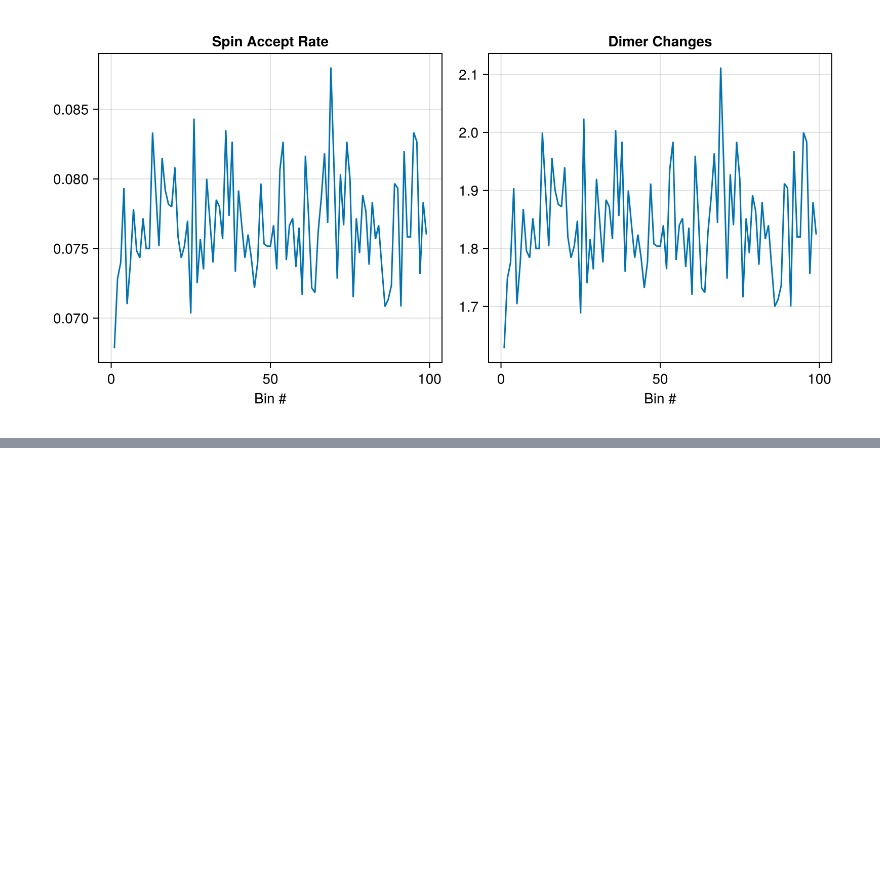
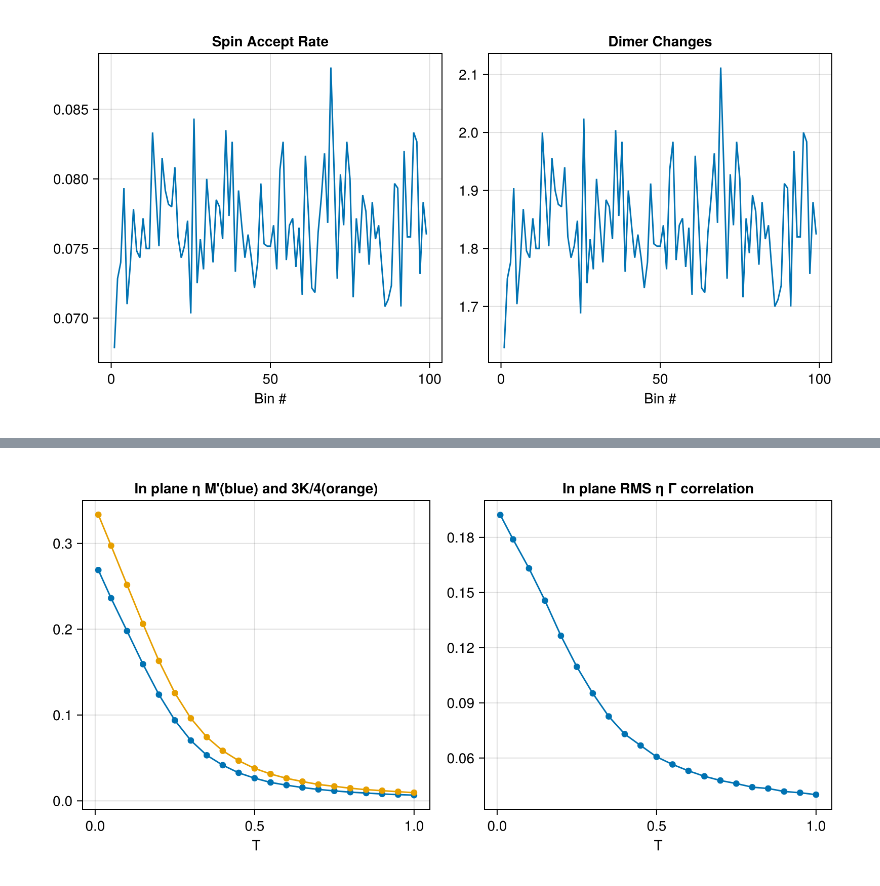
Before and after one commit to PatXue/WignerMolecule.jl, a Jupyter notebook: analysis/dimer-model.ipynb, the cells around one changed output, grey strips where cells are left out. Saved outputs shown, nothing was run; the diff lists cells and outputs as text; code cells hidden in the pictures; blank space fills up the shorter version.

Commit message:
Extend T range of vbs-eta and plot

```diff
--- a/analysis/dimer-model.ipynb
+++ b/analysis/dimer-model.ipynb
@@ -147,0 +150,2 @@ fig
+# %%
+results = JobResult("../dimer-jobs", "vbs-eta")
@@ -147,0 +170,16 @@ fig
+# %%
+fig = Figure(size=(800, 400))
+fig[1,1] = ax = Axis(fig, title="In plane η M'(blue) and 3K/4(orange)", xlabel="T")
+generate_plot!(ax, :T, :ηk_corr_M2, results.data) do ηk
+    real(ηk[1,1] + ηk[2,2])
+end
+generate_plot!(ax, :T, :ηk_corr_part_K, results.data) do ηk
+    real(ηk[1,1] + ηk[2,2])
+end
+fig[1,2] = ax = Axis(fig, title="In plane RMS η Γ correlation", xlabel="T")
+generate_plot!(ax, :T, :ηk_corr_Γ, results.data) do ηk
+    sqrt(real(ηk[1,1] + ηk[2,2]))
+end
+fig
+# %% [output]
+[figure, added]
```
Also changed, not shown: parts of 8 cells of this notebook, 1 other file.
